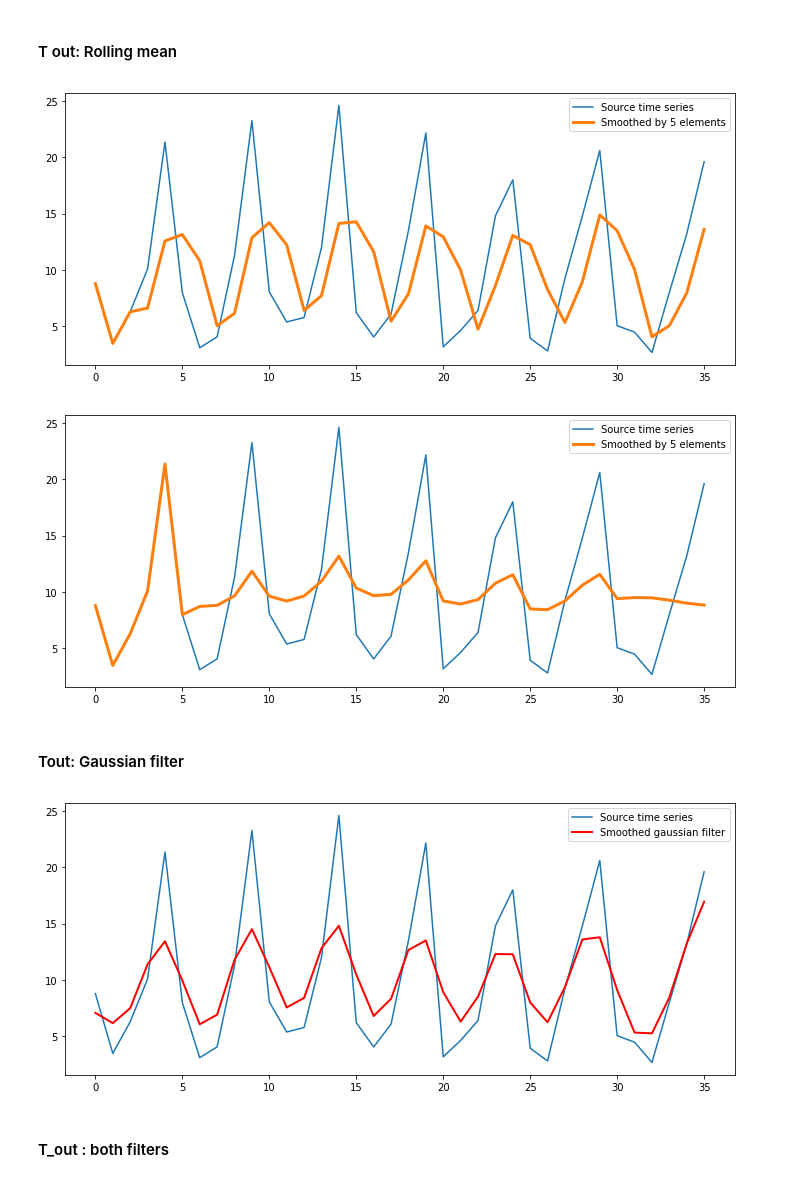
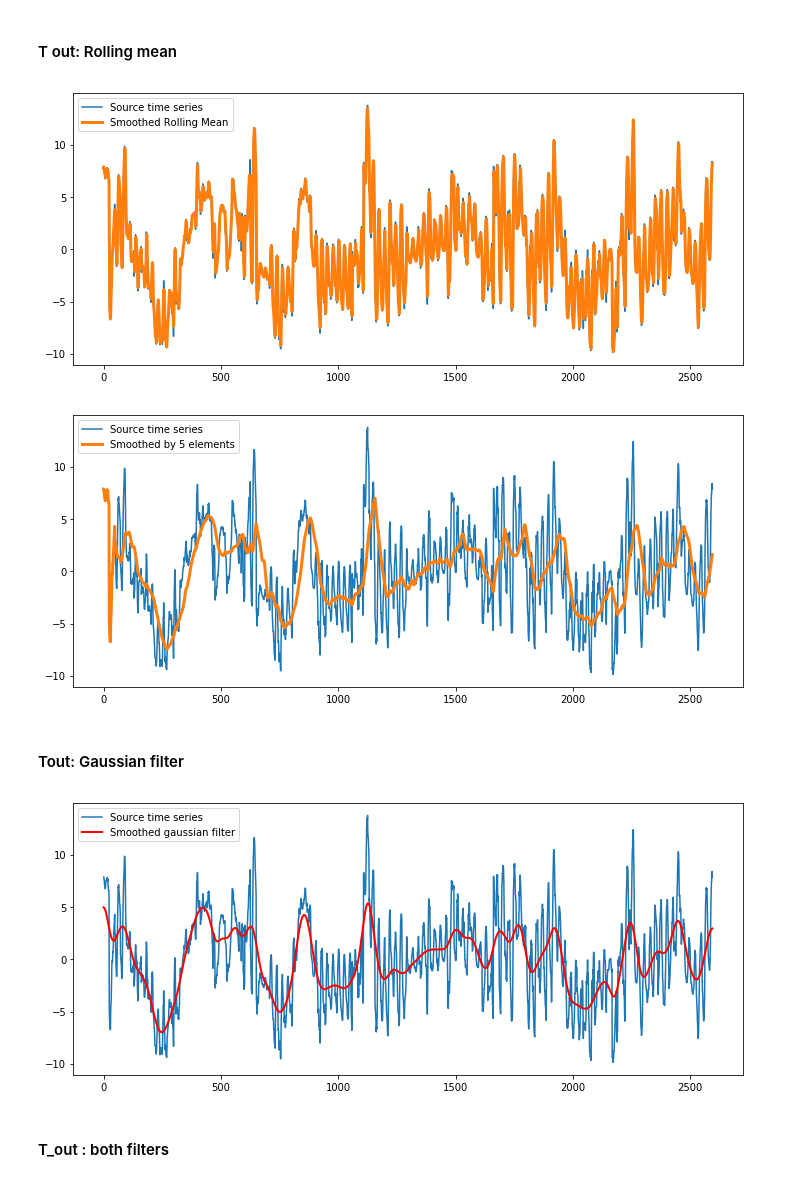
Before and after one commit to Nemat-Allah-Aloush/Multivariate_Data_Analysis, a Jupyter notebook: lab_04.ipynb, the cells around one changed output. Cells and saved outputs as stored; diff of their text form; code cells hidden in the pictures.

```diff
--- a/lab_04.ipynb
+++ b/lab_04.ipynb
@@ -211,7 +358,7 @@ plt.show()
 # %%
 # Data preperation
 # Convert into numpy array first
-time_series=np.array(half_data["T2"])
+time_series=np.array(data_stationary["T2"])
 #FEDOT data preparation
 # Define task - time series forecasting
 # and forecast horizon
@@ -233,7 +380,7 @@ def Rolling_T2(window_size):
         return smoothed_output
     smoothed_output = node_fit_predict(smoothing_node, input_data)
     plt.plot(input_data.idx, input_data.target, label='Source time series')
-    plt.plot(smoothed_output.idx, smoothed_output.predict, label='Smoothed by 5 elements', linewidth=3)
+    plt.plot(smoothed_output.idx, smoothed_output.predict, label='Smoothed', linewidth=3)
     plt.legend()
     plt.show()
     return smoothed_output
@@ -252,4 +399,15 @@ smoothed_output_3=Rolling_T2(5)
 # %% [markdown]
 #### T2 Gaussian Filter - compare results - summary plots
+# %%
+smoothing_node = PrimaryNode('smoothing')
+smoothing_node.custom_params = {'window_size': 15}
+
+def node_fit_predict(node, input_data):
+    """ Fit node and make prediction """
+    node.fit(input_data)
+    smoothed_output = node.predict(input_data)
+    return smoothed_output
+
+smoothed_output = node_fit_predict(smoothing_node, input_data)
 # %%
 gaussian_node = PrimaryNode('gaussian_filter')
@@ -286,7 +444,7 @@ plt.show()
 # %%
 # Data preperation
 # Convert into numpy array first
-time_series_out=np.array(df_daily_Tout["T_out"])
+time_series_out=np.array(data_stationary["T_out"])
 #FEDOT data preparation
 # Define task - time series forecasting
 # and forecast horizon
@@ -299,23 +457,23 @@ task=task, data_type=DataTypesEnum.ts)
 # %%
 # Rolling mean window smoothing
 smoothing_node_out = PrimaryNode('smoothing')
 smoothing_node_out.custom_params = {'window_size': 3}
 def node_fit_predict(node, input_data_out):
     """ Fit node and make prediction """
     node.fit(input_data_out)
     smoothed_output = node.predict(input_data_out)
     return smoothed_output
 smoothed_output_out = node_fit_predict(smoothing_node_out, input_data_out)
 plt.plot(input_data_out.idx, input_data_out.target, label='Source time series')
-plt.plot(smoothed_output_out.idx, smoothed_output_out.predict, label='Smoothed by 5 elements', linewidth=3)
+plt.plot(smoothed_output_out.idx, smoothed_output_out.predict, label='Smoothed Rolling Mean', linewidth=3)
 plt.legend()
 plt.show()
 # %% [output]
-[figure, old version]
+[figure, new version]
 # %%
 # Rolling mean window smoothing
 smoothing_node_out = PrimaryNode('smoothing')
-smoothing_node_out.custom_params = {'window_size': 6}
+smoothing_node_out.custom_params = {'window_size': 50}
 def node_fit_predict(node, input_data_out):
     """ Fit node and make prediction """
     node.fit(input_data_out)
@@ -327,19 +485,19 @@ plt.plot(smoothed_output_out_1.idx, smoothed_output_out_1.predict, label='Smooth
 plt.legend()
 plt.show()
 # %% [output]
-[figure, old version]
+[figure, new version]
 # %% [markdown]
 #### Tout: Gaussian filter
 # %%
 gaussian_node_out = PrimaryNode('gaussian_filter')
-gaussian_node_out.custom_params = {'sigma': 0.9}
+gaussian_node_out.custom_params = {'sigma': 20}
 smoothed_gaussian_out_1 = node_fit_predict(gaussian_node_out, input_data_out)
 plt.plot(input_data_out.idx, input_data_out.target, label='Source time series')
 plt.plot(smoothed_gaussian_out_1.idx, smoothed_gaussian_out_1.predict, label='Smoothed gaussian filter', linewidth=2, c='red')
 plt.legend()
 plt.show()
 # %% [output]
-[figure, old version]
+[figure, new version]
 # %% [markdown]
 #### T_out : both filters
 # %%
```
Also changed, not shown: parts of 102 cells of this notebook, 3 other files.
